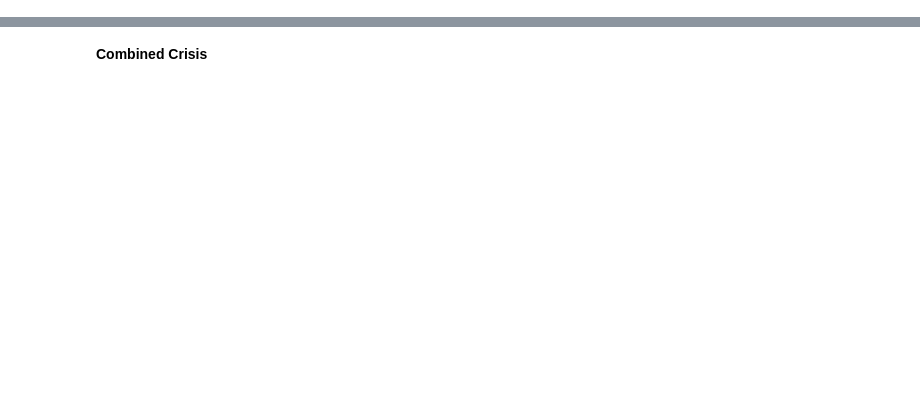
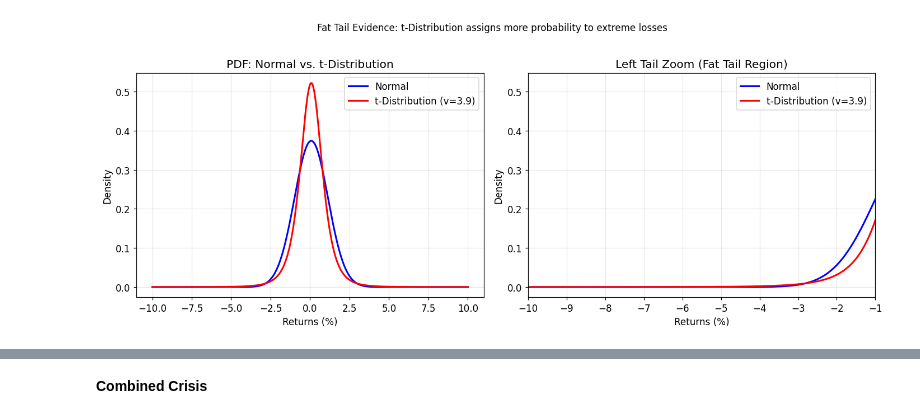
Before and after one commit to shreyapai097/monte-carlo-risk-stress-testing, a Jupyter notebook: Stress analysis.ipynb, the cells around one changed output, grey strips where cells are left out. Saved outputs shown, nothing was run; the diff lists cells and outputs as text; code cells hidden in the pictures; blank space fills up the shorter version.

```diff
--- a/Stress analysis.ipynb
+++ b/Stress analysis.ipynb
@@ -57,0 +557,7 @@ L_dd_crisis=np.linalg.cholesky(dd_crisis_cov)
+# %%
+df_t, loc_t, scale_t = t_dist.fit(portfolio_returns, floc=mu)
+
+print(f"t-Distribution Fitted Parameters:")
+print(f"Degrees of Freedom: {df_t:.2f}")
+print(f"Location: {loc_t:.4f}")
+print(f"Scale: {scale_t:.4f}")
@@ -57,0 +623,25 @@ L_dd_crisis=np.linalg.cholesky(dd_crisis_cov)
+# %%
+fig, axes = plt.subplots(1, 2, figsize=(13, 5))
+
+x = np.linspace(-10, 10, 300)
+
+axes[0].plot(x, norm.pdf(x, mu, sigma), color="blue", lw=2, label="Normal")
+axes[0].plot(x, t_dist.pdf(x, df=df_t, loc=loc_t, scale=scale_t), color="red", lw=2, label=f"t-Distribution (v={df_t:.1f})")
+axes[0].set_title("PDF: Normal vs. t-Distribution")
+axes[0].set_xlabel("Returns (%)")
+axes[0].set_ylabel("Density")
+axes[0].legend()
+
+axes[1].plot(x, norm.pdf(x, mu, sigma), color="blue", lw=2, label="Normal")
+axes[1].plot(x, t_dist.pdf(x, df=df_t, loc=loc_t, scale=scale_t), color="red", lw=2, label=f"t-Distribution (v={df_t:.1f})")
+axes[1].set_xlim(-10, -1)
+axes[1].set_title("Left Tail Zoom (Fat Tail Region)")
+axes[1].set_xlabel("Returns (%)")
+axes[1].set_ylabel("Density")
+axes[1].legend()
+
+plt.suptitle("Fat Tail Evidence: t-Distribution assigns more probability to extreme losses", fontsize=11, y=1.02)
+plt.tight_layout()
+plt.show()
+# %% [output]
+[figure, added]
```
Also changed, not shown: parts of 123 cells of this notebook.
